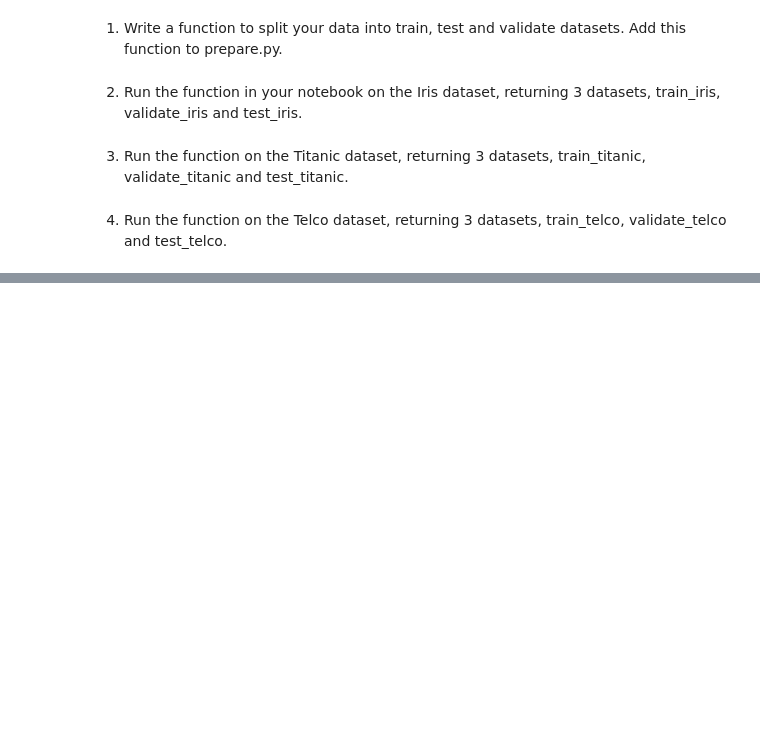
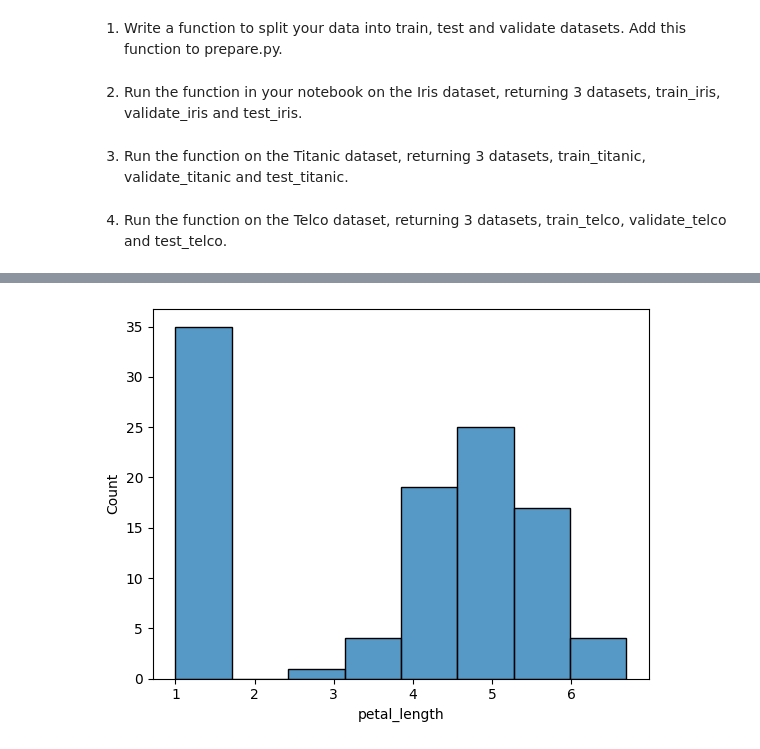
Before and after one commit to eelysee/classification_exercises, a Jupyter notebook: classification_exercises.ipynb, the cells around one changed output, grey strips where cells are left out. Cells and saved outputs as stored; diff of their text form; code cells hidden in the pictures; blank space fills up the shorter version.

```diff
--- a/classification_exercises.ipynb
+++ b/classification_exercises.ipynb
@@ -508,0 +563,5 @@ t_telco , val_telco , test_telco = prep.train_val_test(p_telco,'gender',seed=55)
+# %%
+sns.histplot(data = t_iris, x = 'petal_length')
+plt.show()
+# %% [output]
+[figure, added]
```
Also changed, not shown: parts of 44 cells of this notebook.
